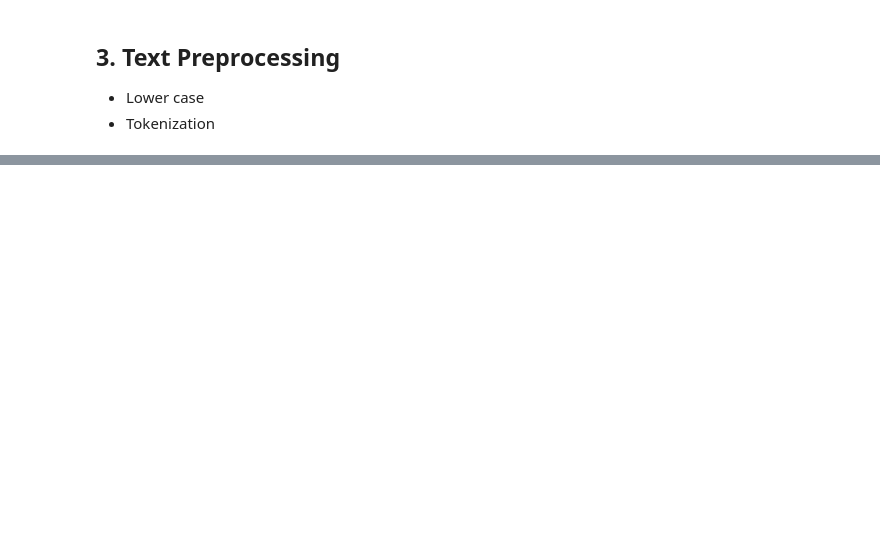
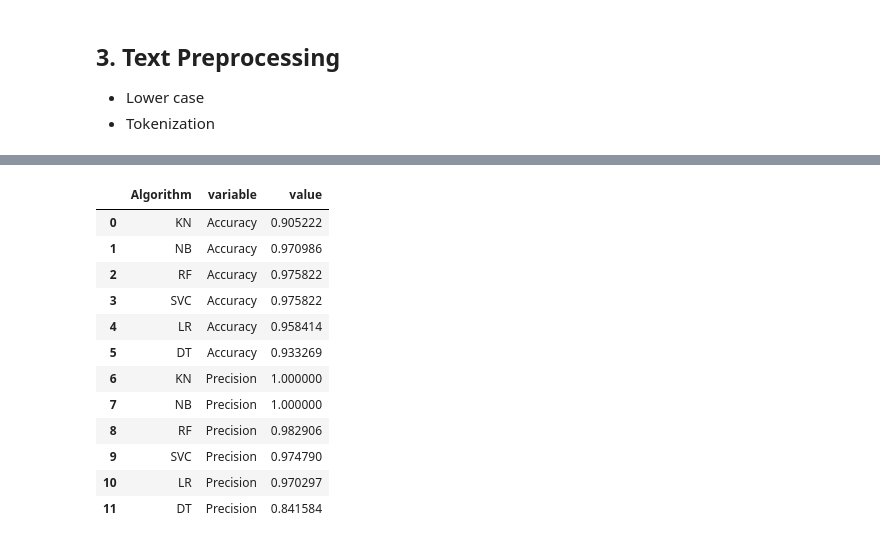
Before and after one commit to KostubhKumar8/Capstone1, a Jupyter notebook: Spam-Detection.ipynb, the cells around one changed output, grey strips where cells are left out. Saved outputs shown, nothing was run; the diff lists cells and outputs as text; code cells hidden in the pictures; blank space fills up the shorter version.

```diff
--- a/Spam-Detection.ipynb
+++ b/Spam-Detection.ipynb
@@ -216,0 +570,16 @@ df.head()
+# %%
+performance_df1
+# %% [output]
+|  | Algorithm | variable | value |
+| 0 | KN | Accuracy | 0.905222 |
+| 1 | NB | Accuracy | 0.970986 |
+| 2 | RF | Accuracy | 0.975822 |
+| 3 | SVC | Accuracy | 0.975822 |
+| 4 | LR | Accuracy | 0.958414 |
+| 5 | DT | Accuracy | 0.933269 |
+| 6 | KN | Precision | 1.000000 |
+| 7 | NB | Precision | 1.000000 |
+| 8 | RF | Precision | 0.982906 |
+| 9 | SVC | Precision | 0.974790 |
+| 10 | LR | Precision | 0.970297 |
+| 11 | DT | Precision | 0.841584 |
```
Also changed, not shown: parts of 63 cells of this notebook.
